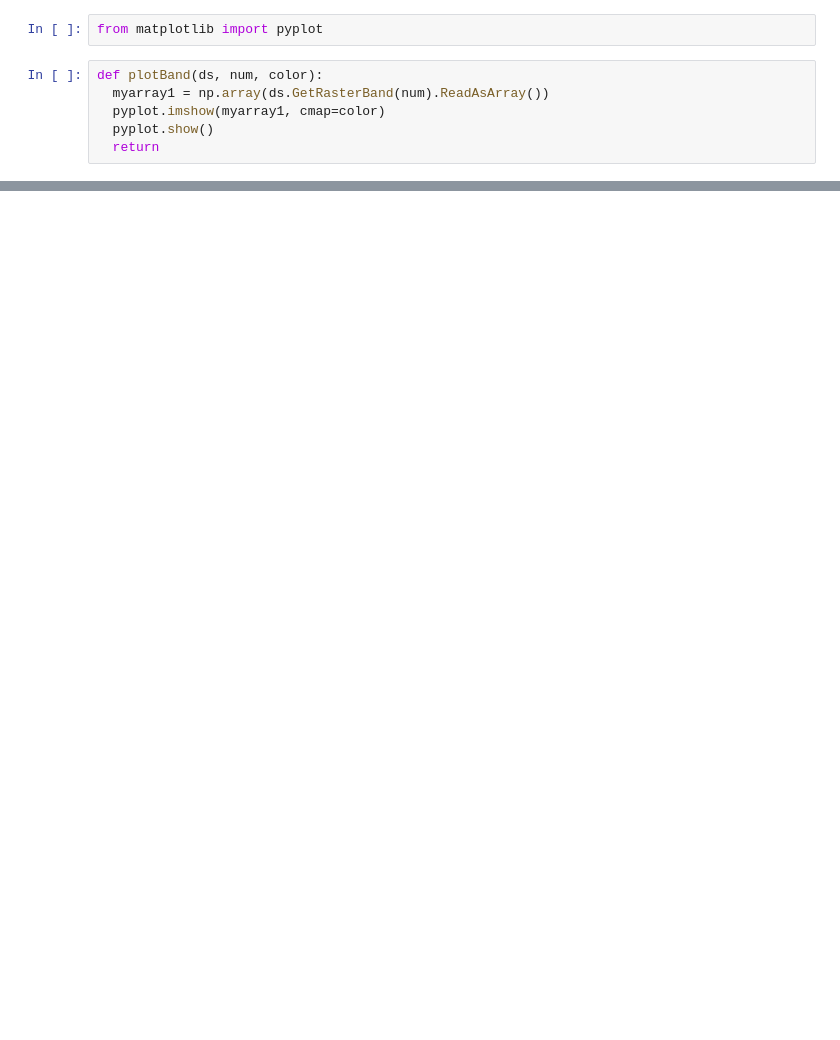
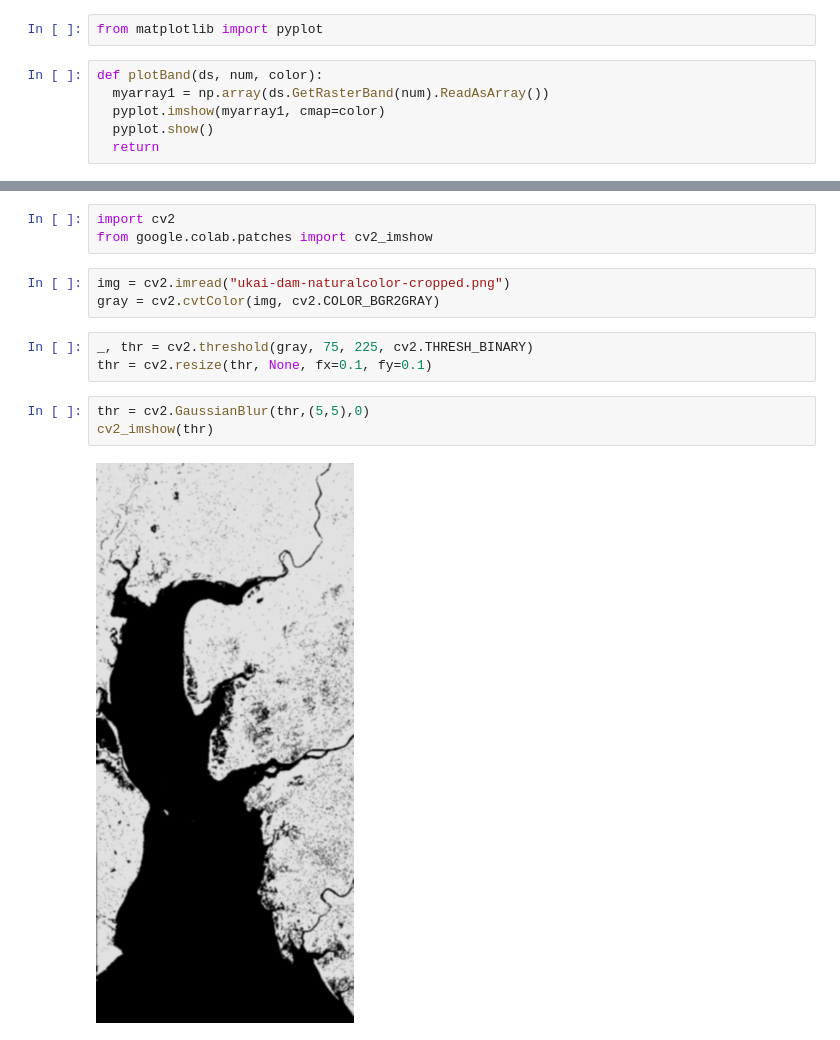
Before and after one commit to Aryanaut/eutro-reverso, a Jupyter notebook: workingWithMultispectralDataTiff.ipynb, the cells around one changed output, grey strips where cells are left out. Drawn from its saved outputs; the diff is of its cells as text; blank space fills up the shorter version.

```diff
--- a/workingWithMultispectralDataTiff.ipynb
+++ b/workingWithMultispectralDataTiff.ipynb
@@ -53,0 +52,14 @@ view = imshow(img)
+# %%
+import cv2
+from google.colab.patches import cv2_imshow
+# %%
+img = cv2.imread("ukai-dam-naturalcolor-cropped.png")
+gray = cv2.cvtColor(img, cv2.COLOR_BGR2GRAY)
+# %%
+_, thr = cv2.threshold(gray, 75, 225, cv2.THRESH_BINARY)
+thr = cv2.resize(thr, None, fx=0.1, fy=0.1)
+# %%
+thr = cv2.GaussianBlur(thr,(5,5),0)
+cv2_imshow(thr)
+# %% [output]
+[figure, added]
```
Also changed, not shown: parts of 11 cells of this notebook.
